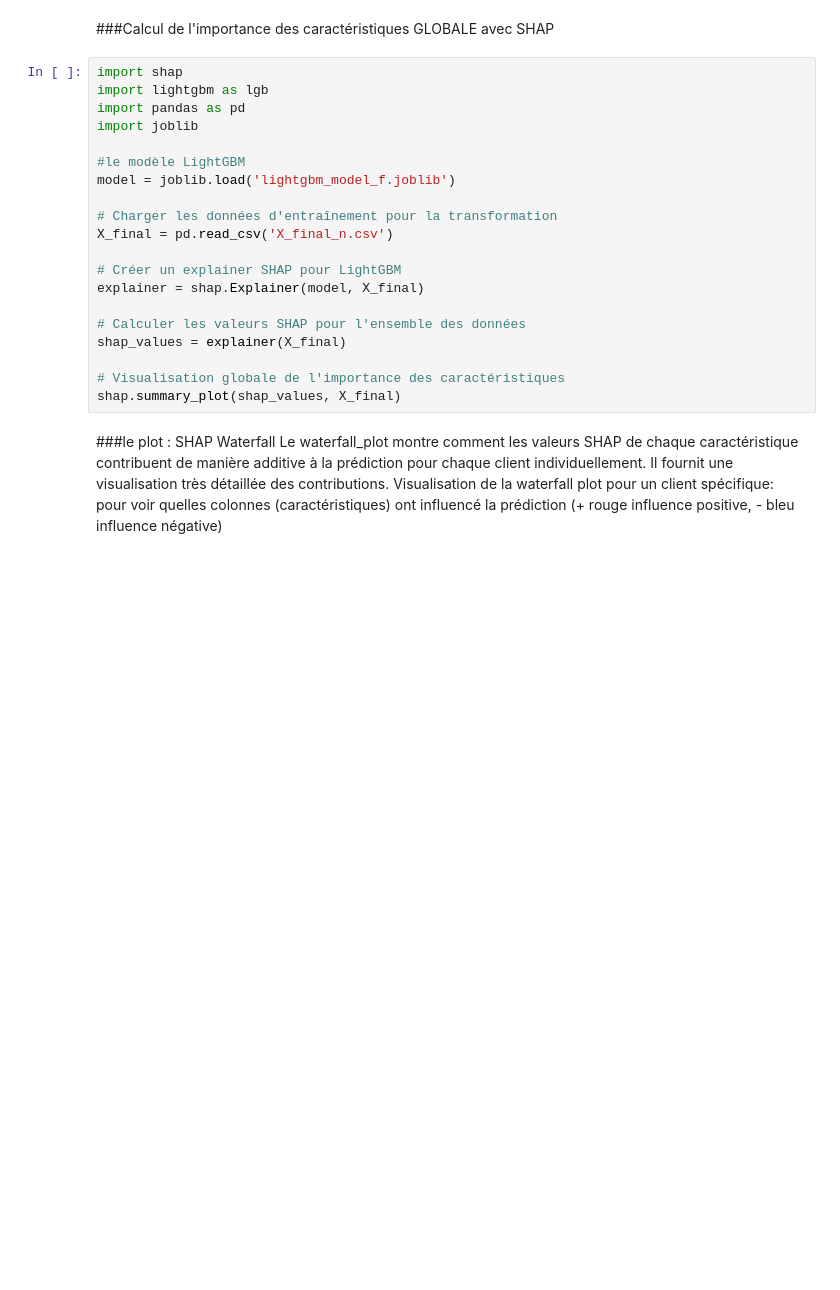
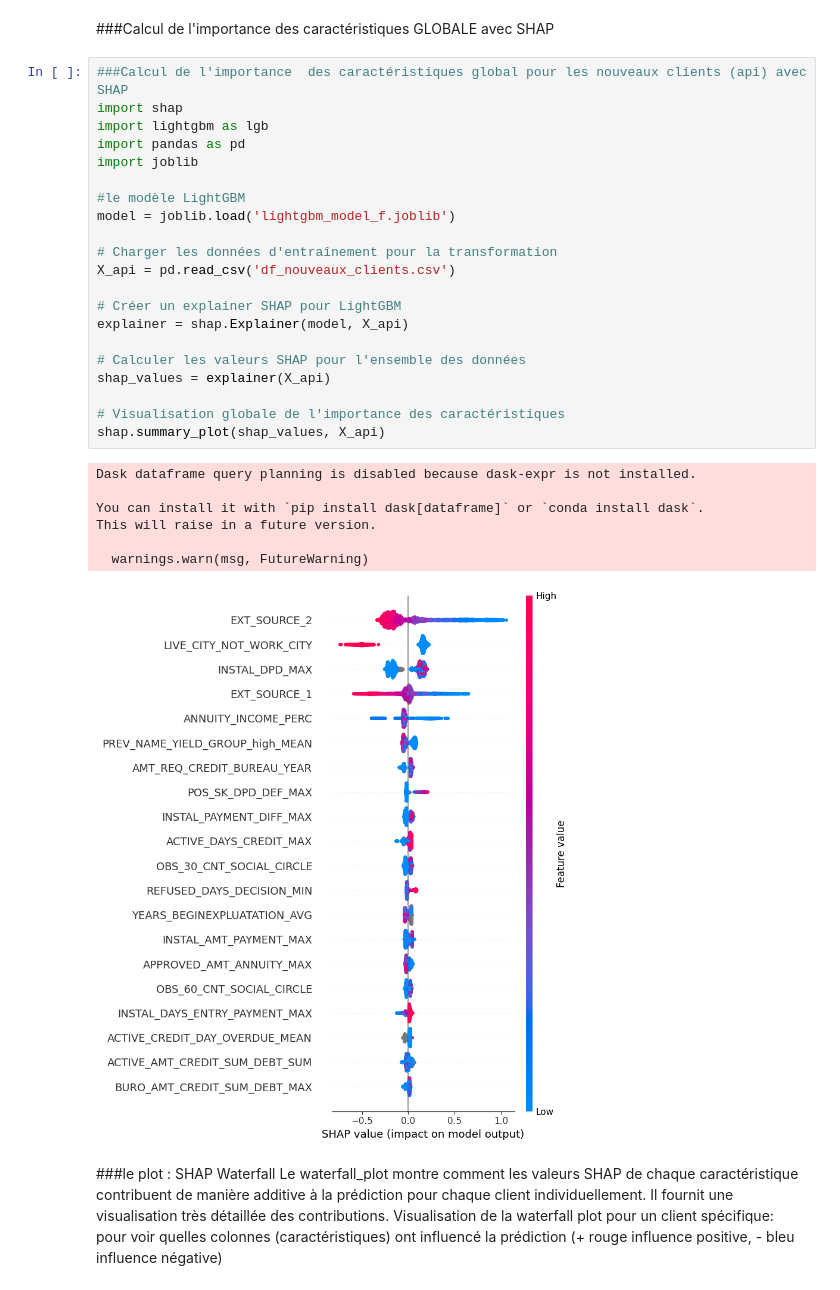
Before and after one commit to 1952ma/projet7, a Jupyter notebook: notebook_models.ipynb, the cells around one changed output. Drawn from its saved outputs; the diff is of its cells as text; blank space fills up the shorter version.

```diff
--- a/notebook_models.ipynb
+++ b/notebook_models.ipynb
@@ -2490,25 +2490,34 @@ plt.show()
 # %% [markdown]
 ###Calcul de l'importance  des caractéristiques GLOBALE avec SHAP
 # %%
+###Calcul de l'importance  des caractéristiques global pour les nouveaux clients (api) avec SHAP
 import shap
 import lightgbm as lgb
 import pandas as pd
 import joblib
 
 #le modèle LightGBM
 model = joblib.load('lightgbm_model_f.joblib')
 
 # Charger les données d'entraînement pour la transformation
-X_final = pd.read_csv('X_final_n.csv')
+X_api = pd.read_csv('df_nouveaux_clients.csv')
 
 # Créer un explainer SHAP pour LightGBM
-explainer = shap.Explainer(model, X_final)
+explainer = shap.Explainer(model, X_api)
 
 # Calculer les valeurs SHAP pour l'ensemble des données
-shap_values = explainer(X_final)
+shap_values = explainer(X_api)
 
 # Visualisation globale de l'importance des caractéristiques
-shap.summary_plot(shap_values, X_final)
+shap.summary_plot(shap_values, X_api)
+# %% [output]
+Dask dataframe query planning is disabled because dask-expr is not installed.
+
+You can install it with `pip install dask[dataframe]` or `conda install dask`.
+This will raise in a future version.
+
+  warnings.warn(msg, FutureWarning)
+[figure, added]
 # %% [markdown]
 ###le plot : SHAP Waterfall
 Le waterfall_plot montre comment les valeurs SHAP de chaque caractéristique contribuent de manière additive à la prédiction pour chaque client individuellement. Il fournit une visualisation très détaillée des contributions.
```
Also changed, not shown: parts of 2 cells of this notebook.
